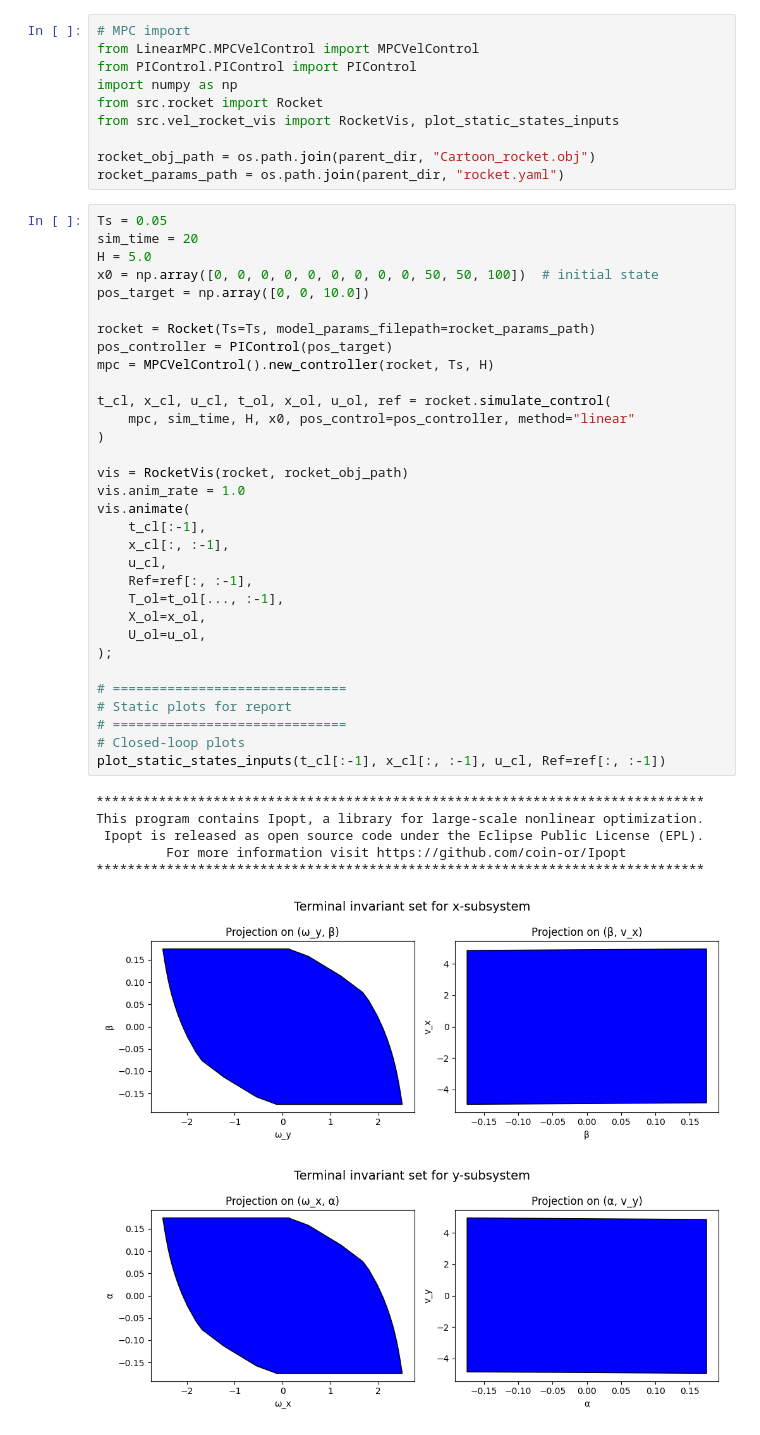
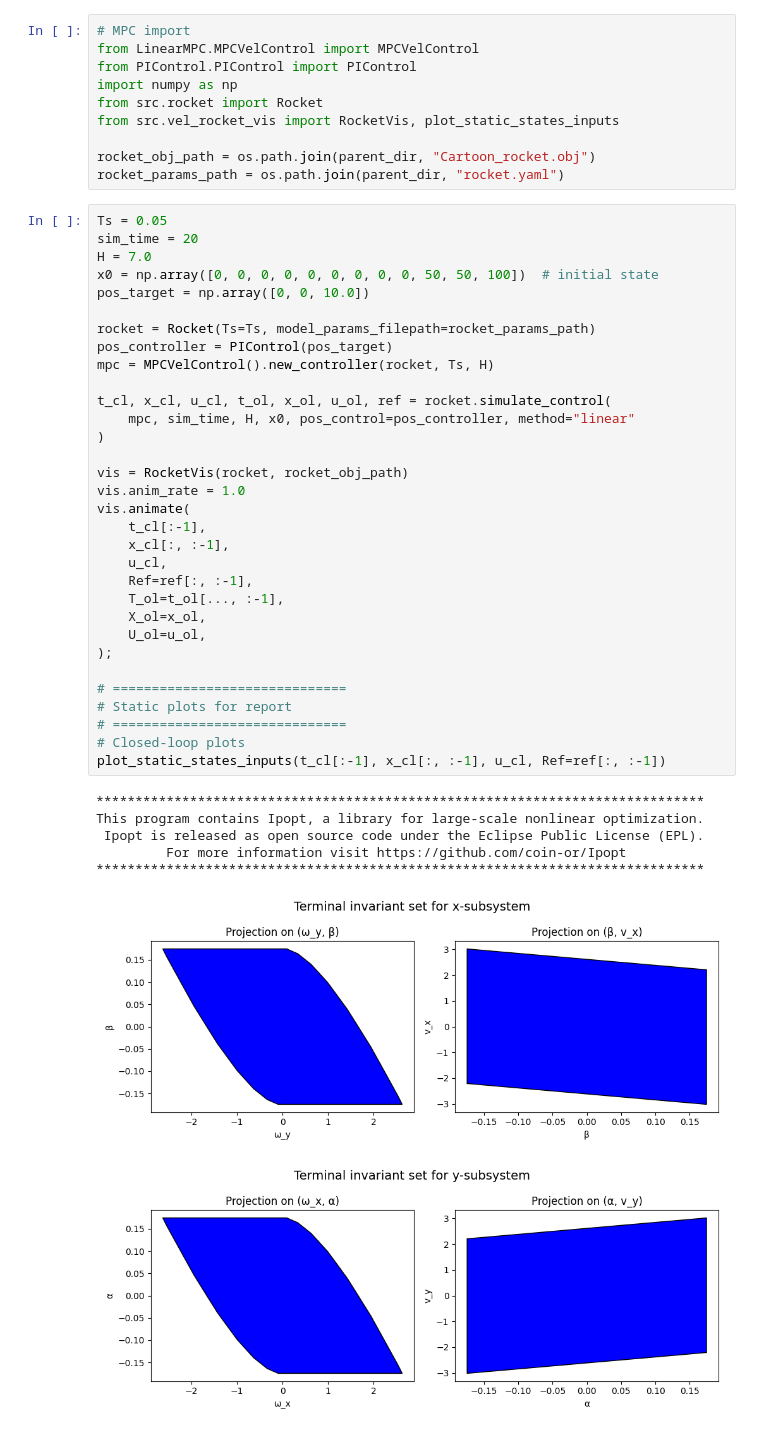
Before and after one commit to ujicrush/MPC-Course-EPFL, a Jupyter notebook: project/Deliverable_3_3/Deliverable_3_3.ipynb, the cells around one changed output. Cells and saved outputs as stored; diff of their text form.

```diff
--- a/project/Deliverable_3_3/Deliverable_3_3.ipynb
+++ b/project/Deliverable_3_3/Deliverable_3_3.ipynb
@@ -24,7 +24,7 @@ rocket_params_path = os.path.join(parent_dir, "rocket.yaml")
 # %%
 Ts = 0.05
 sim_time = 20
-H = 5.0
+H = 7.0
 x0 = np.array([0, 0, 0, 0, 0, 0, 0, 0, 0, 50, 50, 100])  # initial state
 pos_target = np.array([0, 0, 10.0])
 
@@ -32,33 +32,33 @@ rocket = Rocket(Ts=Ts, model_params_filepath=rocket_params_path)
 pos_controller = PIControl(pos_target)
 mpc = MPCVelControl().new_controller(rocket, Ts, H)
 
 t_cl, x_cl, u_cl, t_ol, x_ol, u_ol, ref = rocket.simulate_control(
     mpc, sim_time, H, x0, pos_control=pos_controller, method="linear"
 )
 
 vis = RocketVis(rocket, rocket_obj_path)
 vis.anim_rate = 1.0
 vis.animate(
     t_cl[:-1],
     x_cl[:, :-1],
     u_cl,
     Ref=ref[:, :-1],
     T_ol=t_ol[..., :-1],
     X_ol=x_ol,
     U_ol=u_ol,
 );
 
 # ==============================
 # Static plots for report
 # ==============================
 # Closed-loop plots
 plot_static_states_inputs(t_cl[:-1], x_cl[:, :-1], u_cl, Ref=ref[:, :-1])
 # %% [output]
 ******************************************************************************
 This program contains Ipopt, a library for large-scale nonlinear optimization.
  Ipopt is released as open source code under the Eclipse Public License (EPL).
          For more information visit https://github.com/coin-or/Ipopt
 ******************************************************************************
-[figure, old version]
+[figure, new version]
-[figure, old version]
+[figure, new version]
 Terminal invariant set for v_z:
```
Also changed, not shown: parts of 1 cell of this notebook, 6 other files.
